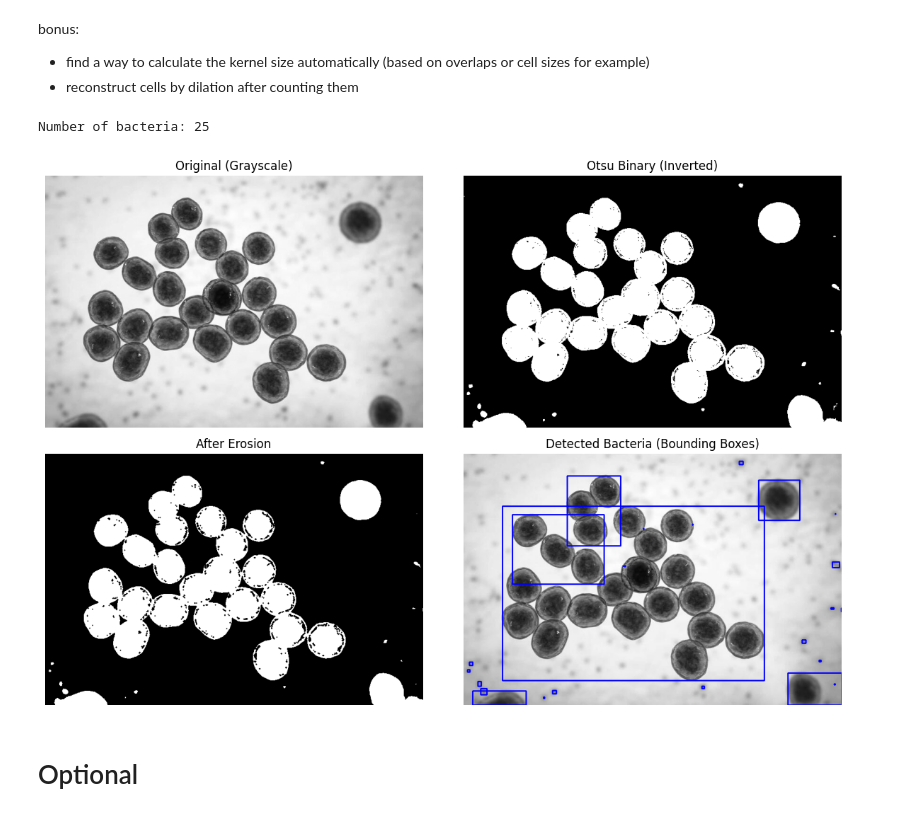
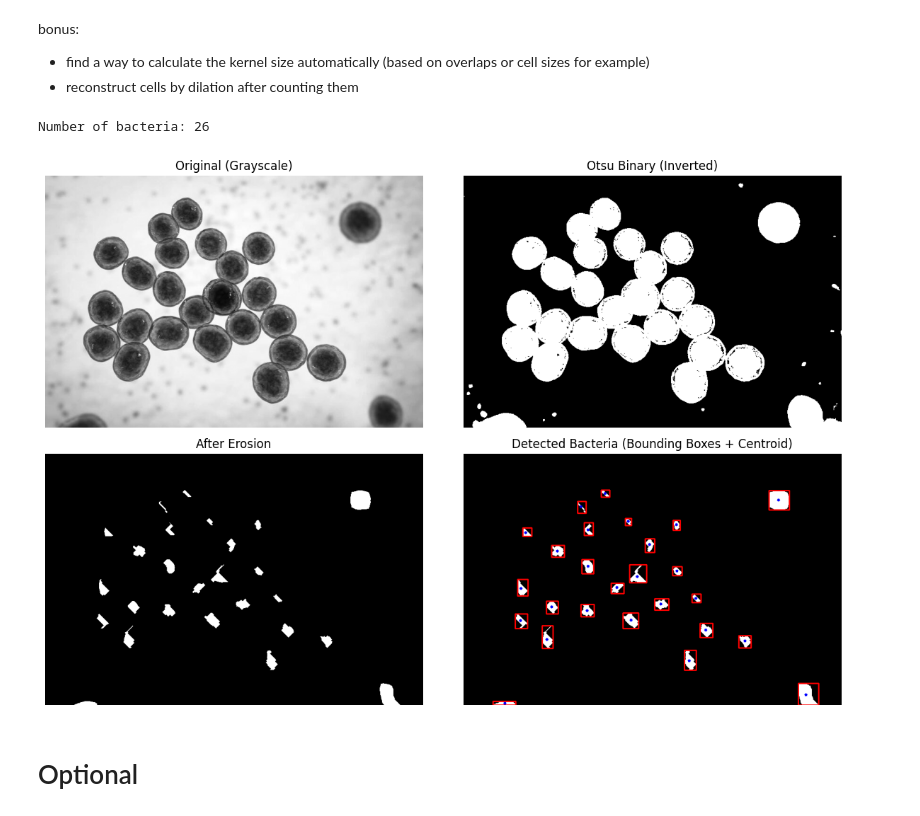
Before and after one commit to zahrajavanbakhsh/AI2025, a Jupyter notebook: week2/tasks.ipynb, the cells around one changed output. Drawn from its saved outputs; the diff is of its cells as text; code cells hidden in the pictures.

```diff
--- a/week2/tasks.ipynb
+++ b/week2/tasks.ipynb
@@ -121,59 +89,52 @@ bonus:
 - find a way to calculate the kernel size automatically (based on overlaps or cell sizes for example)
 - reconstruct cells by dilation after counting them
 # %%
-# Load image (grayscale)
 img = cv2.imread("bacteria.jpg", cv2.IMREAD_GRAYSCALE)
 
-# Otsu thresholding
 _, binary = cv2.threshold(img, 0, 255, cv2.THRESH_BINARY + cv2.THRESH_OTSU)
 
-# Flip the colors (for morphology)
 binary = cv2.bitwise_not(binary)
 
-# Erosion to remove small noise
 kernel = cv2.getStructuringElement(cv2.MORPH_ELLIPSE, (3,3))
-eroded = cv2.erode(binary, kernel, iterations=1)
-
-# Connected component analysis
+eroded = cv2.erode(binary, kernel, iterations=23)
 num_labels, labels, stats, centroids = cv2.connectedComponentsWithStats(eroded)
-
-# Print the number of components (excluding background)
 print("Number of bacteria:", num_labels - 1)
 
-# Draw results (Boxes around bacteria)
-output = cv2.cvtColor(img, cv2.COLOR_GRAY2BGR)
+output = cv2.cvtColor(eroded, cv2.COLOR_GRAY2BGR)
 for i in range(1, num_labels):
     x, y, w, h, area = stats[i]
-    cv2.rectangle(output, (x, y), (x+w, y+h), (0, 0, 255), 2)
+    cx, cy = centroids[i]
+    cx, cy = int(cx), int(cy)
+    cv2.rectangle(output, (x, y), (x+w, y+h), (255, 0, 0), 2)
+    cv2.circle(output, (cx, cy), 3, (0, 0, 255), -1)
 
-# Display results
 plt.figure(figsize=(12,8))
 
 plt.subplot(2,2,1)
 plt.imshow(img, cmap='gray')
 plt.title("Original (Grayscale)")
 plt.axis("off")
 
 plt.subplot(2,2,2)
 plt.imshow(binary, cmap='gray')
 plt.title("Otsu Binary (Inverted)")
 plt.axis("off")
 
 plt.subplot(2,2,3)
 plt.imshow(eroded, cmap='gray')
 plt.title("After Erosion")
 plt.axis("off")
 
 plt.subplot(2,2,4)
 plt.imshow(output)
-plt.title("Detected Bacteria (Bounding Boxes)")
+plt.title("Detected Bacteria (Bounding Boxes + Centroid)")
 plt.axis("off")
 
 plt.tight_layout()
 plt.show()
 # %% [output]
-Number of bacteria: 25
+Number of bacteria: 26
-[figure, old version]
+[figure, new version]
 # %% [markdown]
 # Optional
 # %% [markdown]
```
Also changed, not shown: parts of 2 cells of this notebook.
